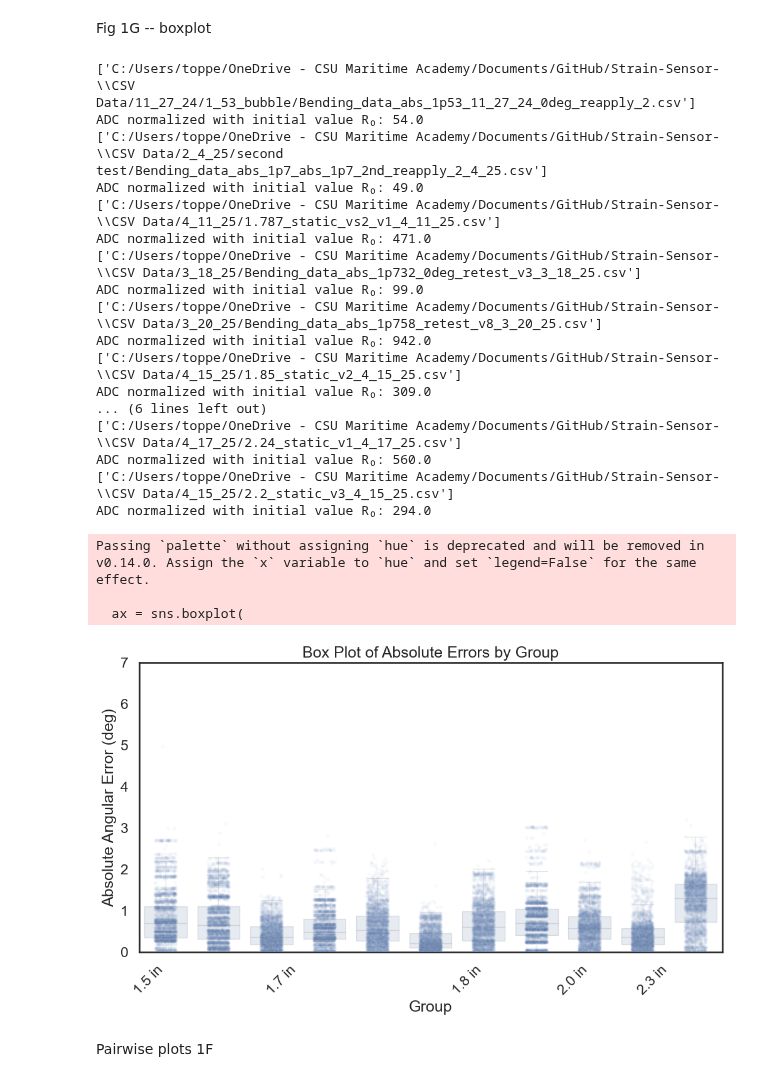
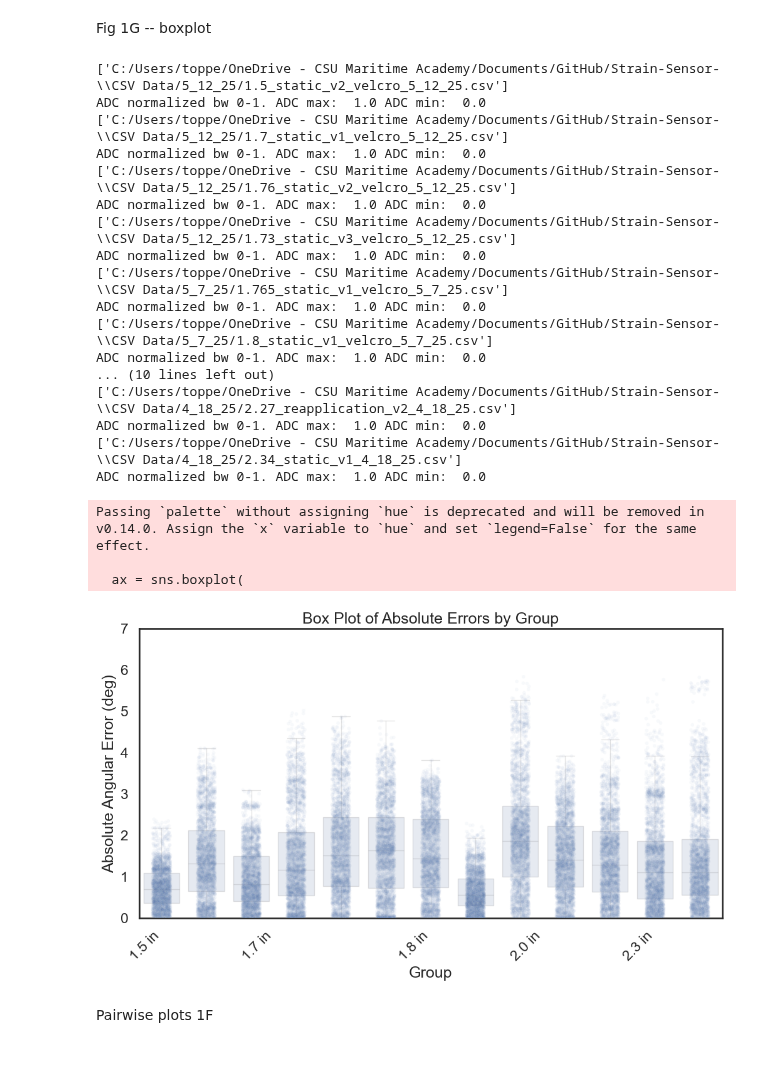
Before and after one commit to neuralengatberkeley/Strain-Sensor-, a Jupyter notebook: Code/analysis/error_analysis_PK_length_check.ipynb, the cells around one changed output. Drawn from its saved outputs; the diff is of its cells as text; code cells hidden in the pictures.

Commit message:
new data

```diff
--- a/Code/analysis/error_analysis_PK_length_check.ipynb
+++ b/Code/analysis/error_analysis_PK_length_check.ipynb
@@ -94,53 +113,53 @@ Fig 1G -- boxplot
 error_data_dict = {}  # Dictionary for box plot: {sample_name: error_values}
 group_dict = {}  # Dictionary to map samples to groups
 
 for i, group in enumerate(DS_all):  # Loop over groups
     for j, datafiles in enumerate(group):  # Loop over datasets in each group
         g = bender_class()
         g.load_data(datafiles)
-        #g.normalize_adc_bw_01()
-        g.normalize_adc_over_R0()
+        g.normalize_adc_bw_01()
+        #g.normalize_adc_over_R0()
         g.train_model_test_accuracy(degree=degree)
 
         # Use cross_validation_angular_error to get error data
         mean_error, std_error, predictions_df = g.cross_validation_angular_error(degree=degree)
 
         if not isinstance(predictions_df, pd.DataFrame):
             raise TypeError(f"Expected cross_validation_angular_error to return a DataFrame, got {type(predictions_df)}")
 
         # Ensure the DataFrame contains the 'Absolute Error' column
         if "Absolute Error" not in predictions_df.columns:
             raise ValueError(f"Dataset from {datafiles} does not contain 'Absolute Error' column")
 
         # Assign unique sample names and store error values
         sample_name = f"Group{i+1}_Sample{j+1}"
         error_data_dict[sample_name] = predictions_df['Absolute Error'].tolist()
         group_dict[sample_name] = bar_labels[i]  # Assign to group
 
 
 g.plot_box_plot(error_data_dict, group_dict, bar_colors, bar_labels,  box_alpha=0.15, data_alpha=0.04, jitter=0.2)
 # %% [output]
-['C:/Users/toppe/OneDrive - CSU Maritime Academy/Documents/GitHub/Strain-Sensor-\\CSV Data/11_27_24/1_53_bubble/Bending_data_abs_1p53_11_27_24_0deg_reapply_2.csv']
-ADC normalized with initial value R₀: 54.0
-['C:/Users/toppe/OneDrive - CSU Maritime Academy/Documents/GitHub/Strain-Sensor-\\CSV Data/2_4_25/second test/Bending_data_abs_1p7_abs_1p7_2nd_reapply_2_4_25.csv']
-ADC normalized with initial value R₀: 49.0
-['C:/Users/toppe/OneDrive - CSU Maritime Academy/Documents/GitHub/Strain-Sensor-\\CSV Data/4_11_25/1.787_static_vs2_v1_4_11_25.csv']
-ADC normalized with initial value R₀: 471.0
-['C:/Users/toppe/OneDrive - CSU Maritime Academy/Documents/GitHub/Strain-Sensor-\\CSV Data/3_18_25/Bending_data_abs_1p732_0deg_retest_v3_3_18_25.csv']
-ADC normalized with initial value R₀: 99.0
-['C:/Users/toppe/OneDrive - CSU Maritime Academy/Documents/GitHub/Strain-Sensor-\\CSV Data/3_20_25/Bending_data_abs_1p758_retest_v8_3_20_25.csv']
-ADC normalized with initial value R₀: 942.0
-['C:/Users/toppe/OneDrive - CSU Maritime Academy/Documents/GitHub/Strain-Sensor-\\CSV Data/4_15_25/1.85_static_v2_4_15_25.csv']
-ADC normalized with initial value R₀: 309.0
-... (6 lines left out)
-['C:/Users/toppe/OneDrive - CSU Maritime Academy/Documents/GitHub/Strain-Sensor-\\CSV Data/4_17_25/2.24_static_v1_4_17_25.csv']
-ADC normalized with initial value R₀: 560.0
-['C:/Users/toppe/OneDrive - CSU Maritime Academy/Documents/GitHub/Strain-Sensor-\\CSV Data/4_15_25/2.2_static_v3_4_15_25.csv']
-ADC normalized with initial value R₀: 294.0
+['C:/Users/toppe/OneDrive - CSU Maritime Academy/Documents/GitHub/Strain-Sensor-\\CSV Data/5_12_25/1.5_static_v2_velcro_5_12_25.csv']
+ADC normalized bw 0-1. ADC max:  1.0 ADC min:  0.0
+['C:/Users/toppe/OneDrive - CSU Maritime Academy/Documents/GitHub/Strain-Sensor-\\CSV Data/5_12_25/1.7_static_v1_velcro_5_12_25.csv']
+ADC normalized bw 0-1. ADC max:  1.0 ADC min:  0.0
+['C:/Users/toppe/OneDrive - CSU Maritime Academy/Documents/GitHub/Strain-Sensor-\\CSV Data/5_12_25/1.76_static_v2_velcro_5_12_25.csv']
+ADC normalized bw 0-1. ADC max:  1.0 ADC min:  0.0
+['C:/Users/toppe/OneDrive - CSU Maritime Academy/Documents/GitHub/Strain-Sensor-\\CSV Data/5_12_25/1.73_static_v3_velcro_5_12_25.csv']
+ADC normalized bw 0-1. ADC max:  1.0 ADC min:  0.0
+['C:/Users/toppe/OneDrive - CSU Maritime Academy/Documents/GitHub/Strain-Sensor-\\CSV Data/5_7_25/1.765_static_v1_velcro_5_7_25.csv']
+ADC normalized bw 0-1. ADC max:  1.0 ADC min:  0.0
+['C:/Users/toppe/OneDrive - CSU Maritime Academy/Documents/GitHub/Strain-Sensor-\\CSV Data/5_7_25/1.8_static_v1_velcro_5_7_25.csv']
+ADC normalized bw 0-1. ADC max:  1.0 ADC min:  0.0
+... (10 lines left out)
+['C:/Users/toppe/OneDrive - CSU Maritime Academy/Documents/GitHub/Strain-Sensor-\\CSV Data/4_18_25/2.27_reapplication_v2_4_18_25.csv']
+ADC normalized bw 0-1. ADC max:  1.0 ADC min:  0.0
+['C:/Users/toppe/OneDrive - CSU Maritime Academy/Documents/GitHub/Strain-Sensor-\\CSV Data/4_18_25/2.34_static_v1_4_18_25.csv']
+ADC normalized bw 0-1. ADC max:  1.0 ADC min:  0.0
 Passing `palette` without assigning `hue` is deprecated and will be removed in v0.14.0. Assign the `x` variable to `hue` and set `legend=False` for the same effect.
 
   ax = sns.boxplot(
-[figure, old version]
+[figure, new version]
 # %% [markdown]
 Pairwise plots 1F
 # %%
```
Also changed, not shown: parts of 3 cells of this notebook, 29 other files.
